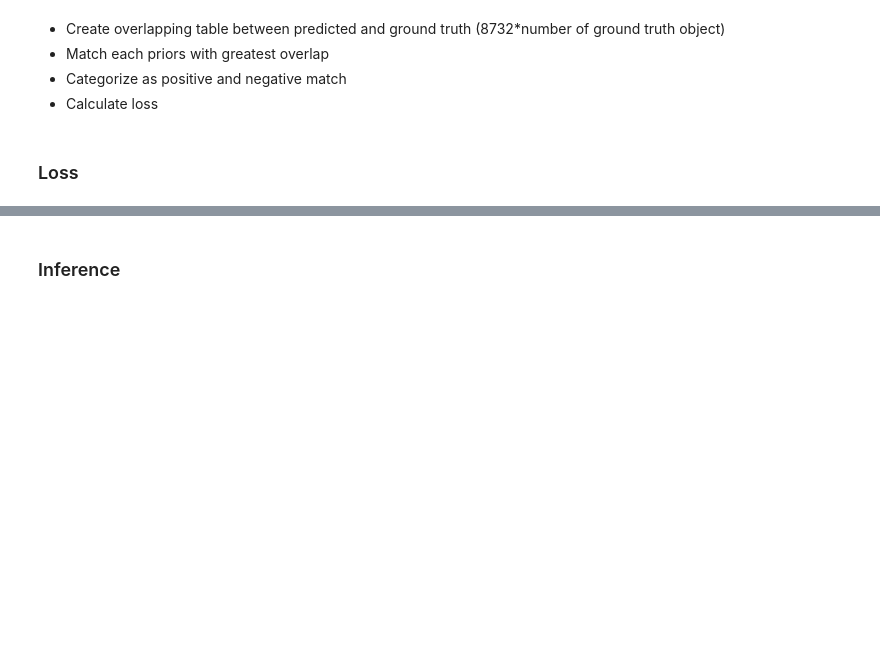
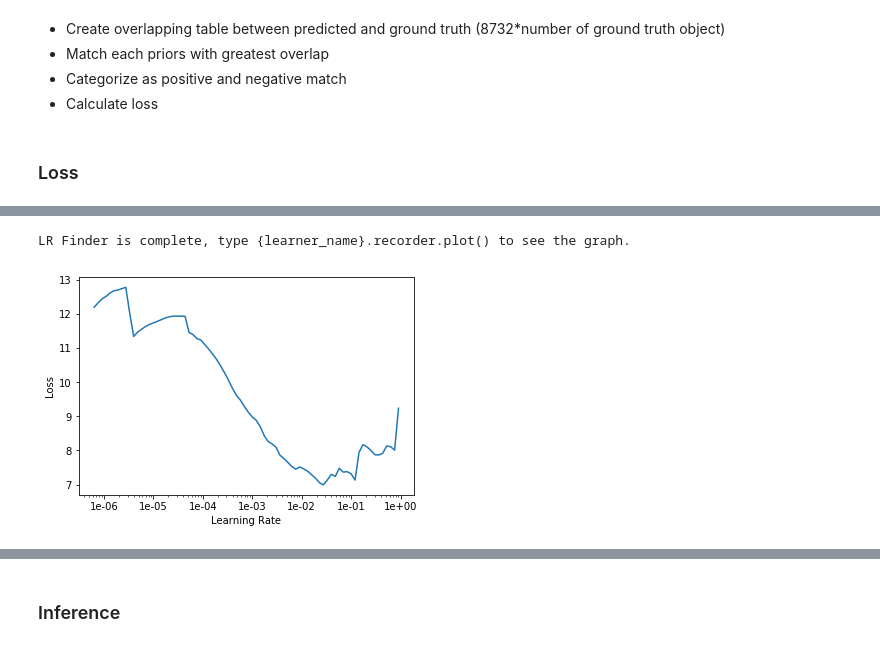
Before and after one commit to lanhhv84/FastAI-SSD, a Jupyter notebook: ssd_mobilenet.ipynb, the cells around one changed output, grey strips where cells are left out. Drawn from its saved outputs; the diff is of its cells as text; code cells hidden in the pictures; blank space fills up the shorter version.

```diff
--- a/ssd_mobilenet.ipynb
+++ b/ssd_mobilenet.ipynb
@@ -276,2 +280,4 @@ Image (3, 300, 300),Image (3, 300, 300),Image (3, 300, 300),Image (3, 300, 300),
 # %%
-# learn.recorder.plot()
+learn.lr_find()
+learn.recorder.plot()
+# %% [output]
@@ -278 +285,3 @@ Image (3, 300, 300),Image (3, 300, 300),Image (3, 300, 300),Image (3, 300, 300),
+LR Finder is complete, type {learner_name}.recorder.plot() to see the graph.
+[figure, added]
 # %%
```
Also changed, not shown: parts of 18 cells of this notebook, 2 other files.
